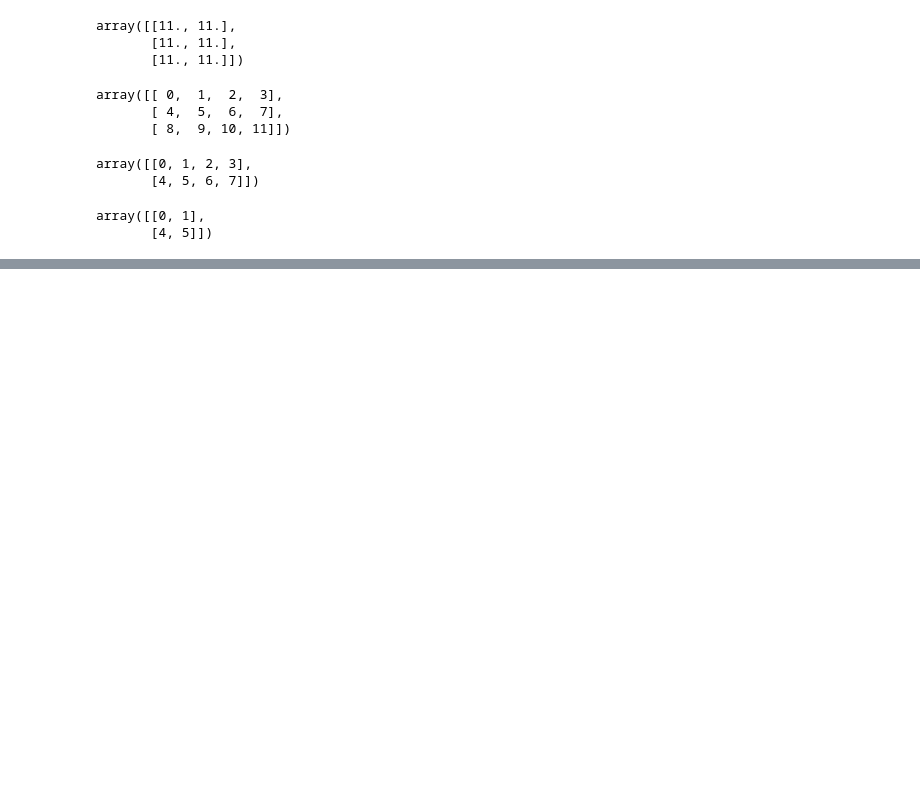
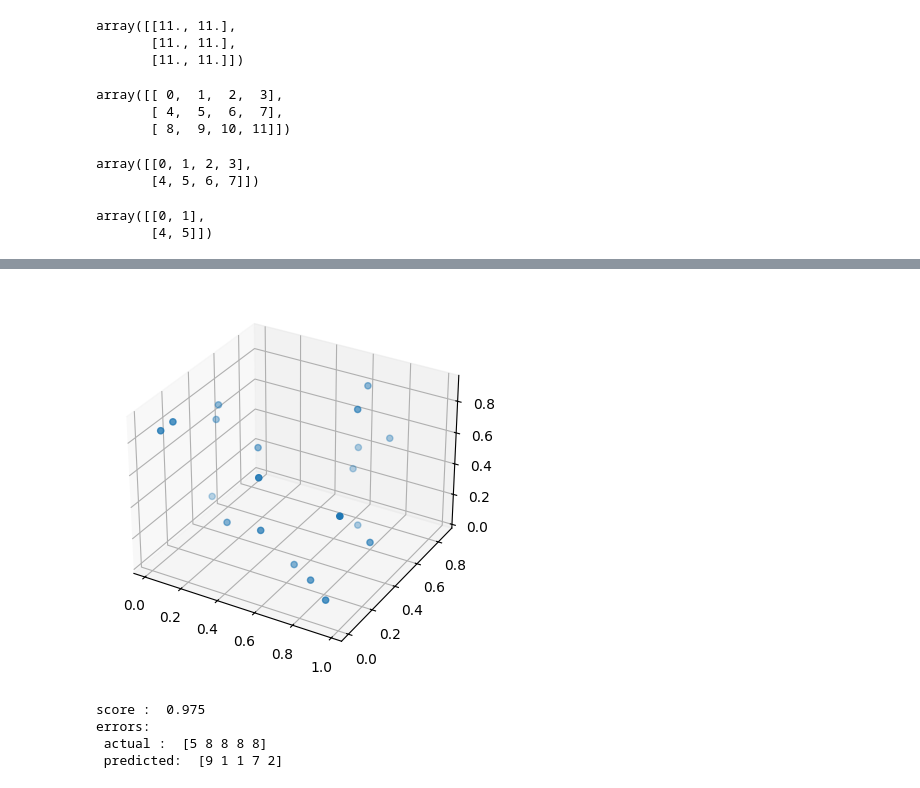
Before and after one commit to wayhome/101colab, a Jupyter notebook: math_for_dl.ipynb, the cells around one changed output, grey strips where cells are left out. Drawn from its saved outputs; the diff is of its cells as text; code cells hidden in the pictures; blank space fills up the shorter version.

```diff
--- a/math_for_dl.ipynb
+++ b/math_for_dl.ipynb
@@ -122,0 +132,44 @@ array([[1, 3, 4, 2],
+# %%
+from mpl_toolkits.mplot3d import Axes3D
+import matplotlib.pyplot as plt
+import numpy as np
+
+x = np.random.random(20)
+y = np.random.random(20)
+z = np.random.random(20)
+
+fig = plt.figure()
+ax = fig.add_subplot(111, projection='3d')
+ax.scatter(x,y,z)
+plt.show()
+# %% [output]
+[figure, added]
+# %%
+import numpy as np
+from sklearn.datasets import load_digits
+from sklearn.neural_network import MLPClassifier
+
+d = load_digits()
+digits = d.data
+labels = d.target
+
+N = 200
+idx = np.argsort(np.random.random(len(labels)))
+x_test, y_test = digits[idx[:N]], labels[idx[:N]]
+x_train, y_train = digits[idx[N:]], labels[idx[N:]]
+
+clf = MLPClassifier(hidden_layer_sizes=(128,))
+clf.fit(x_train, y_train)
+
+score = clf.score(x_test, y_test)
+pred = clf.predict(x_test)
+err = np.where(y_test != pred)[0]
+print("score : ", score)
+print("errors:")
+print(" actual : ", y_test[err])
+print(" predicted: ", pred[err])
+# %% [output]
+score :  0.975
+errors:
+ actual :  [5 8 8 8 8]
+ predicted:  [9 1 1 7 2]
```
Also changed, not shown: parts of 3 cells of this notebook.
